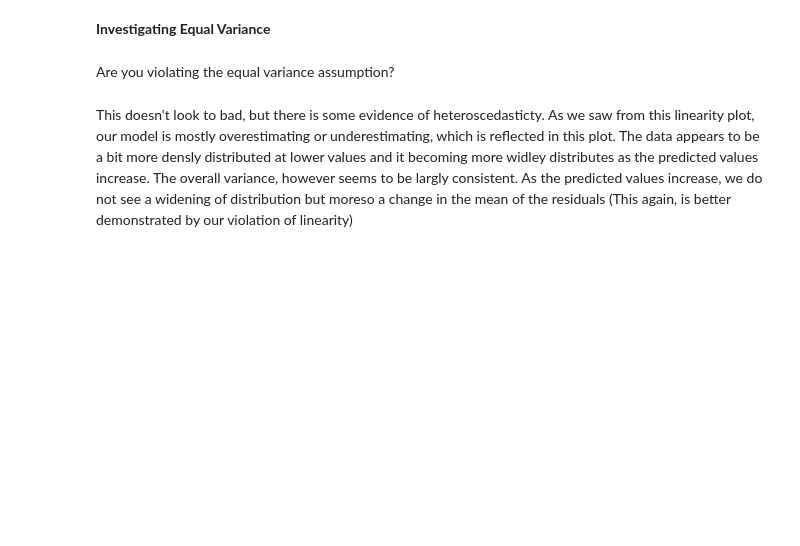
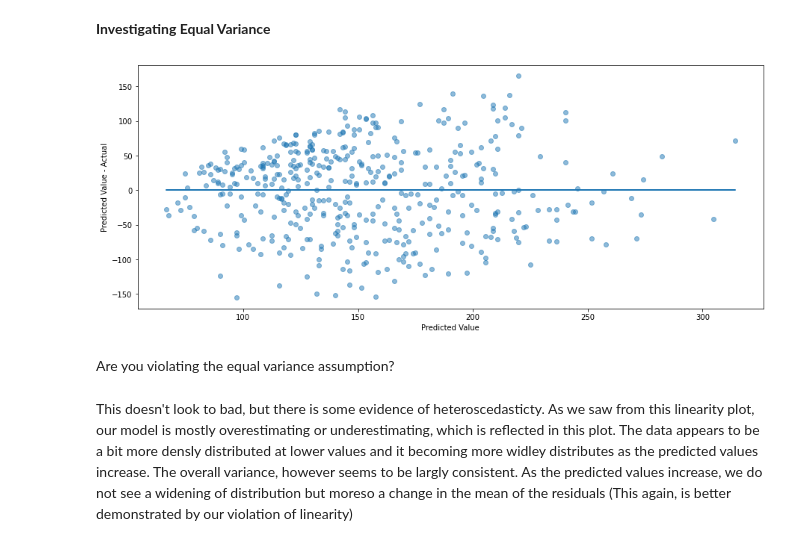
Before and after one commit to learn-co-students/bsc-linear-warmdown-1, a Jupyter notebook: .solution_files/index.ipynb, the cells around one changed output. Saved outputs shown, nothing was run; the diff lists cells and outputs as text; code cells hidden in the pictures; blank space fills up the shorter version.

```diff
--- a/.solution_files/index.ipynb
+++ b/.solution_files/index.ipynb
@@ -250,5 +285,14 @@ axes[1].hist(residuals);
 # %% [markdown]
 **Investigating Equal Variance**
+# %%
+fig, ax = plt.subplots(figsize=(15,6))
+
+ax.scatter(preds, residuals, alpha=0.5)
+ax.plot(preds, [0 for i in range(len(df))])
+ax.set_xlabel("Predicted Value")
+ax.set_ylabel("Predicted Value - Actual");
+# %% [output]
+[figure, added]
 # %% [markdown]
 Are you violating the equal variance assumption?
 # %% [markdown]
```
Also changed, not shown: parts of 15 cells of this notebook, 3 other files.
